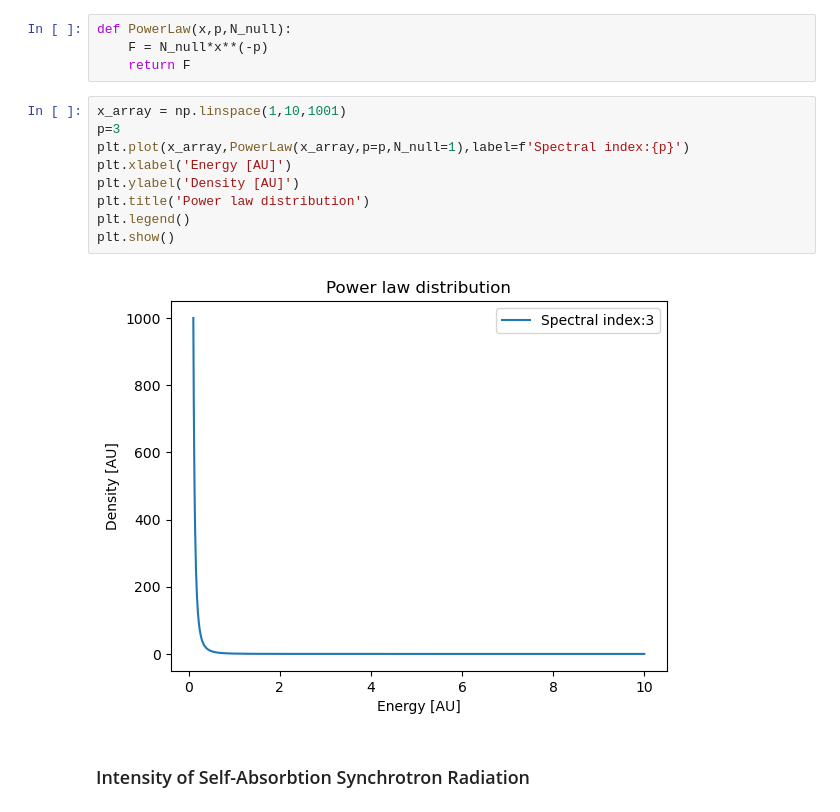
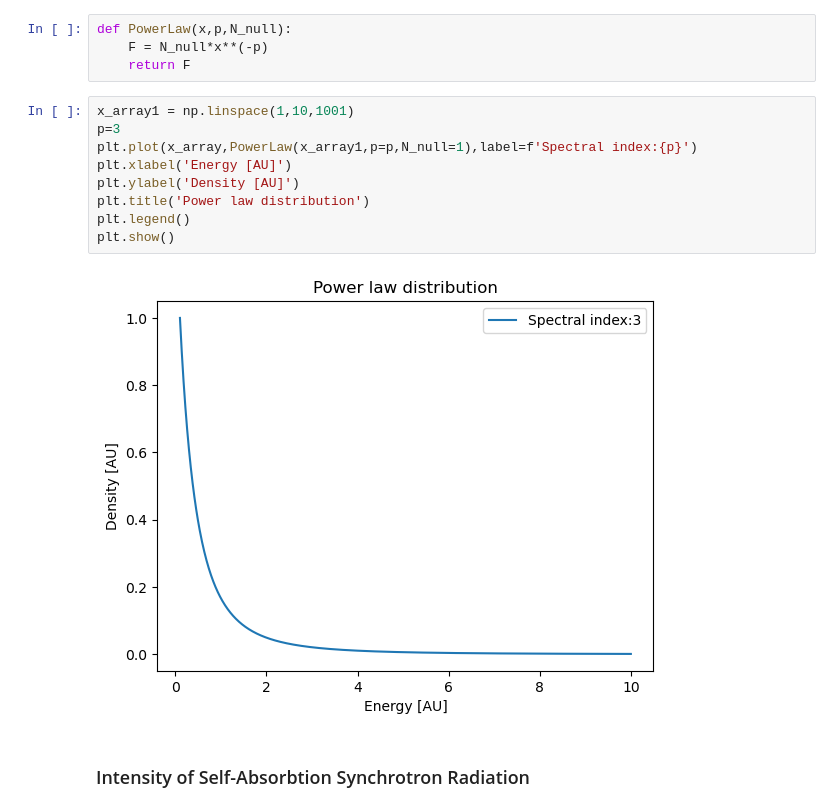
Before and after one commit to Yirmi2018/SN-Radius, a Jupyter notebook: Radius_4.ipynb, the cells around one changed output. Drawn from its saved outputs; the diff is of its cells as text.

```diff
--- a/Radius_4.ipynb
+++ b/Radius_4.ipynb
@@ -32,16 +33,16 @@ def PowerLaw(x,p,N_null):
     F = N_null*x**(-p)
     return F
 # %%
-x_array = np.linspace(1,10,1001)
+x_array1 = np.linspace(1,10,1001)
 p=3
-plt.plot(x_array,PowerLaw(x_array,p=p,N_null=1),label=f'Spectral index:{p}')
+plt.plot(x_array,PowerLaw(x_array1,p=p,N_null=1),label=f'Spectral index:{p}')
 plt.xlabel('Energy [AU]')
 plt.ylabel('Density [AU]')
 plt.title('Power law distribution')
 plt.legend()
 plt.show()
 # %% [output]
-[figure, old version]
+[figure, new version]
 # %% [markdown]
 ### Intensity of Self-Absorbtion Synchrotron Radiation
 # %% [markdown]
```
Also changed, not shown: parts of 1 cell of this notebook.
